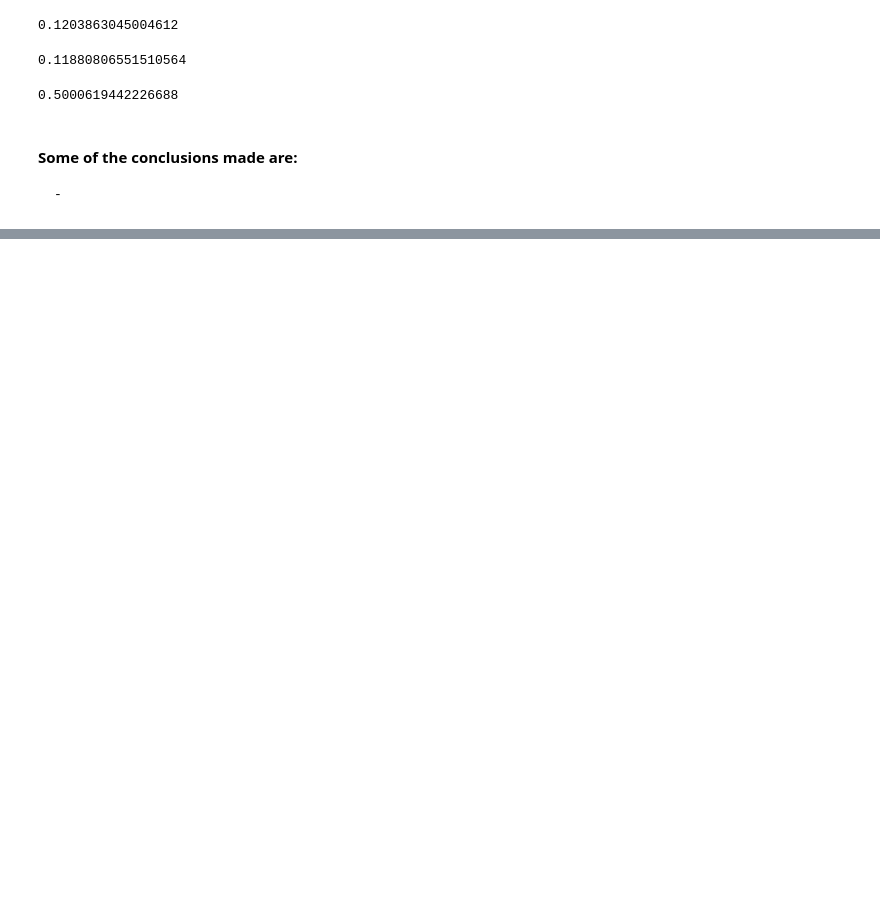
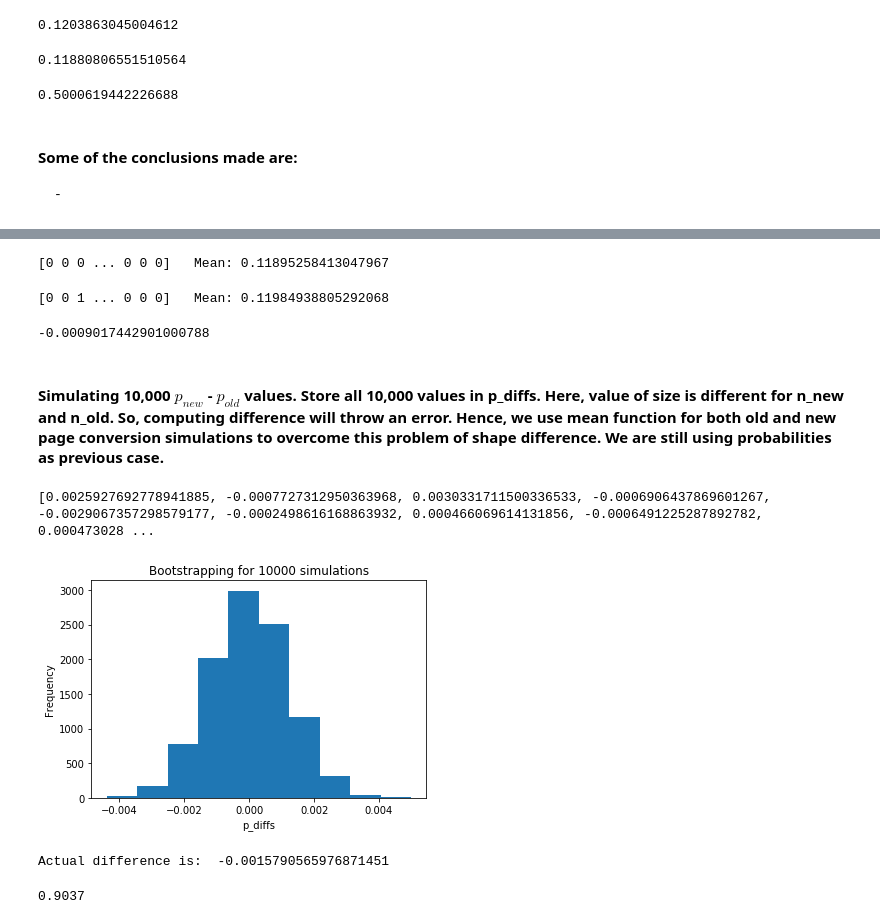
Before and after one commit to neerajp99/analyse_ab_test, a Jupyter notebook: ab_test.ipynb, the cells around one changed output, grey strips where cells are left out. Cells and saved outputs as stored; diff of their text form; code cells hidden in the pictures; blank space fills up the shorter version.

```diff
--- a/ab_test.ipynb
+++ b/ab_test.ipynb
@@ -176,0 +192,61 @@ $$ H_1: p_{new} \geq p_{old}$$
+# %%
+# Simulate $n_new_page$ transactions with a convert rate of $conversion_p_new$ under the null. Store these $n_new_page$ 1's and 0's in new_page_converted.
+
+# new_page_converted = np.random.choice([1, 0], size=n_new_page, p=[conversion_p_new, (1-conversion_p_new)])
+new_page_converted = np.random.binomial(1, conversion_p_new, n_new_page)
+print(new_page_converted, "  Mean:", new_page_converted.mean())
+# %% [output]
+[0 0 0 ... 0 0 0]   Mean: 0.11895258413047967
+# %%
+# Simulate $n_old_page$ transactions with a convert rate of $conversion_p_old$ under the null. Store these $n_old_page$ 1's and 0's in new_page_converted.
+
+# old_page_converted = np.random.choice([1, 0], size=n_old_page, p=[conversion_p_old, (1-conversion_p_old)])
+old_page_converted = np.random.binomial(1, conversion_p_old, n_old_page)
+print(old_page_converted, "  Mean:", old_page_converted.mean())
+# %% [output]
+[0 0 1 ... 0 0 0]   Mean: 0.11984938805292068
+# %%
+# Finding the $conversion_p_new$ - $conversion_p_old$
+# for your simulated values from new_page_converted and old_page_Conv(erted.
+
+# Since, the size of new_page_converted and old_page_converted is different
+new_page_converted = new_page_converted[:145274]
+page_diff = new_page_converted.mean() - old_page_converted.mean()
+print(page_diff)
+# %% [output]
+-0.0009017442901000788
+# %% [markdown]
+#### Simulating 10,000 $p_{new}$ - $p_{old}$ values. Store all 10,000 values in p_diffs. Here, value of size is different for n_new and n_old. So, computing difference will throw an error. Hence, we use mean function for both old and new page conversion simulations to overcome this problem of shape difference. We are still using probabilities as previous case.
+# %%
+# Bootstrapping for 10000 simulations
+p_diffs = []
+for _ in range(10000):
+    new_page_converted = np.random.binomial(1,conversion_p_new,n_new_page).mean()
+    old_page_converted = np.random.binomial(1,conversion_p_old,n_old_page).mean()
+    p_diffs.append(new_page_converted - old_page_converted)
+# %%
+print(p_diffs)
+# %% [output]
+[0.0025927692778941885, -0.0007727312950363968, 0.0030331711500336533, -0.0006906437869601267, -0.0029067357298579177, -0.0002498616168863932, 0.000466069614131856, -0.0006491225287892782, 0.000473028 ...
+# %%
+# Plotting a histogram for the abpve resuls
+
+# Converting the p_diffs array into numpy array
+p_diffs = np.array(p_diffs)
+plt.hist(p_diffs)
+plt.xlabel('p_diffs')
+plt.ylabel('Frequency')
+plt.title('Bootstrapping for 10000 simulations');
+# %% [output]
+[figure, added]
+# %%
+# Checking the proportion of the p_diffs that are greater than the
+# actual difference observed in ab_data.csv
+actual_diff = ab_data.query('group == "treatment"')['converted'].mean() - ab_data.query('group == "control"')['converted'].mean()
+print("Actual difference is: ", actual_diff)
+# %% [output]
+Actual difference is:  -0.0015790565976871451
+# %%
+(p_diffs > actual_diff).mean()
+# %% [output]
+0.9037
```
Also changed, not shown: parts of 8 cells of this notebook.
